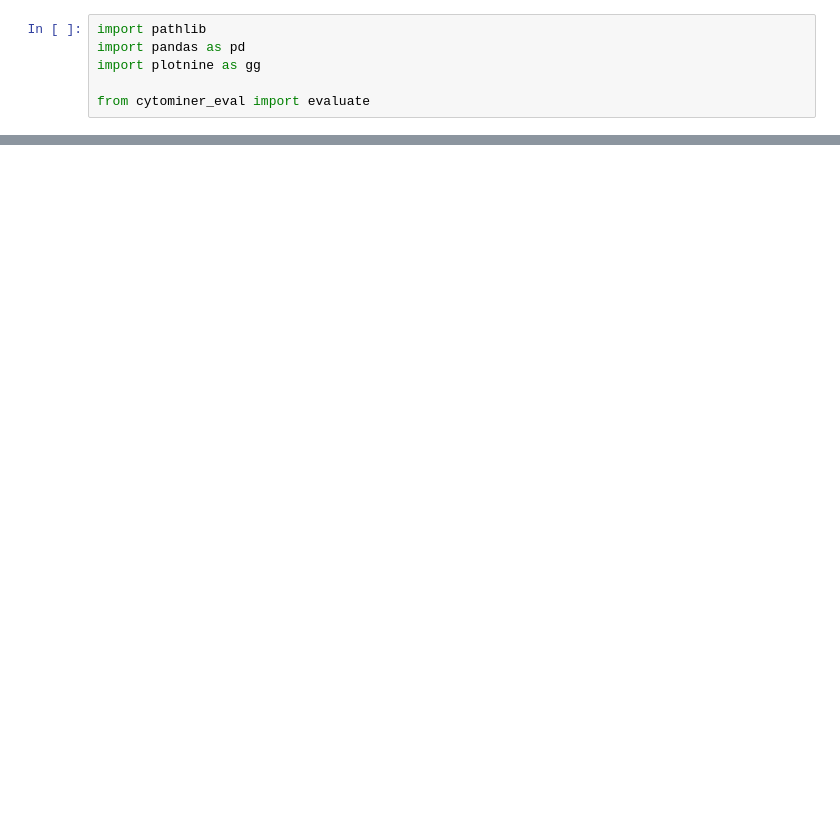
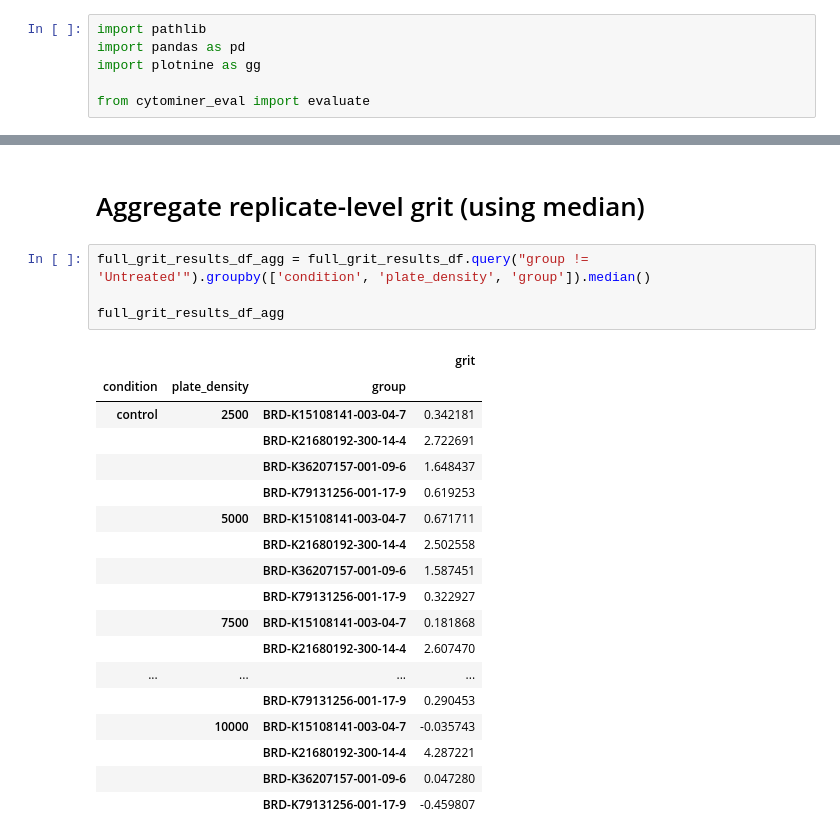
Before and after one commit to broadinstitute/NeuroPainting, a Jupyter notebook: 1.main-run-workflows/grit.ipynb, the cells around one changed output, grey strips where cells are left out. Saved outputs shown, nothing was run; the diff lists cells and outputs as text; blank space fills up the shorter version.

```diff
--- a/1.main-run-workflows/grit.ipynb
+++ b/1.main-run-workflows/grit.ipynb
@@ -91,0 +105,25 @@ grit_compare_gg
+# %% [markdown]
+# Aggregate replicate-level grit (using median)
+# %%
+full_grit_results_df_agg = full_grit_results_df.query("group != 'Untreated'").groupby(['condition', 'plate_density', 'group']).median()
+
+full_grit_results_df_agg
+# %% [output]
+|  |  |  | grit |
+| condition | plate_density | group |  |
+| control | 2500 | BRD-K15108141-003-04-7 | 0.342181 |
+|  |  | BRD-K21680192-300-14-4 | 2.722691 |
+|  |  | BRD-K36207157-001-09-6 | 1.648437 |
+|  |  | BRD-K79131256-001-17-9 | 0.619253 |
+|  | 5000 | BRD-K15108141-003-04-7 | 0.671711 |
+|  |  | BRD-K21680192-300-14-4 | 2.502558 |
+|  |  | BRD-K36207157-001-09-6 | 1.587451 |
+|  |  | BRD-K79131256-001-17-9 | 0.322927 |
+|  | 7500 | BRD-K15108141-003-04-7 | 0.181868 |
+|  |  | BRD-K21680192-300-14-4 | 2.607470 |
+| ... | ... | ... | ... |
+|  |  | BRD-K79131256-001-17-9 | 0.290453 |
+|  | 10000 | BRD-K15108141-003-04-7 | -0.035743 |
+|  |  | BRD-K21680192-300-14-4 | 4.287221 |
+|  |  | BRD-K36207157-001-09-6 | 0.047280 |
+|  |  | BRD-K79131256-001-17-9 | -0.459807 |
```
Also changed, not shown: parts of 11 cells of this notebook, 4 other files.
